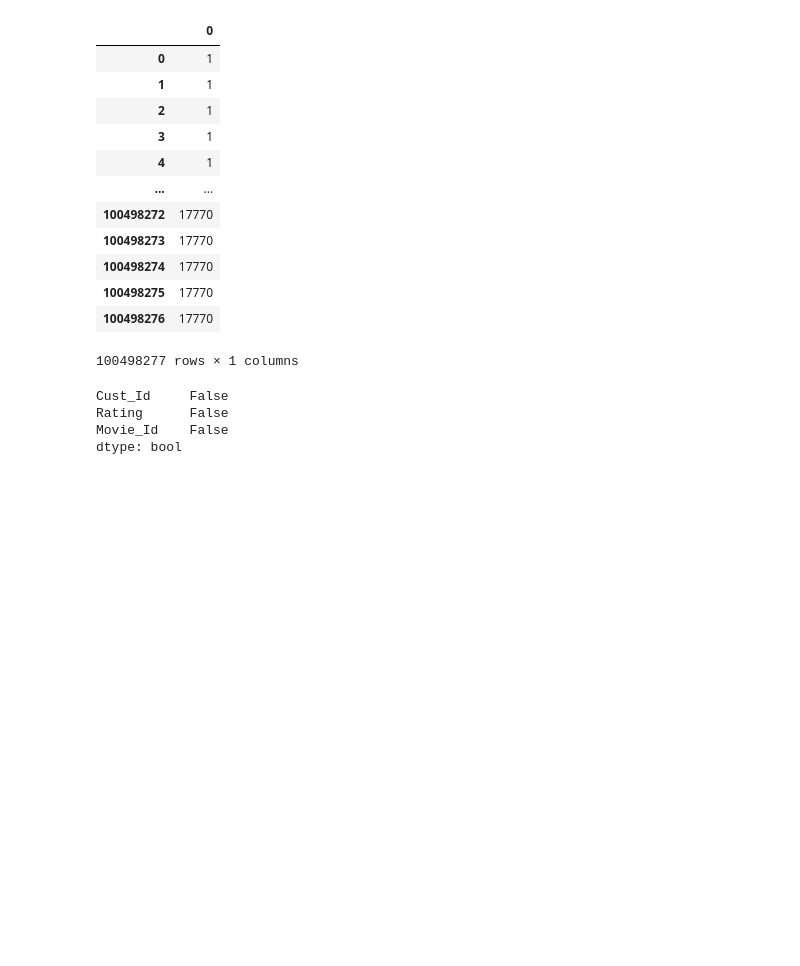
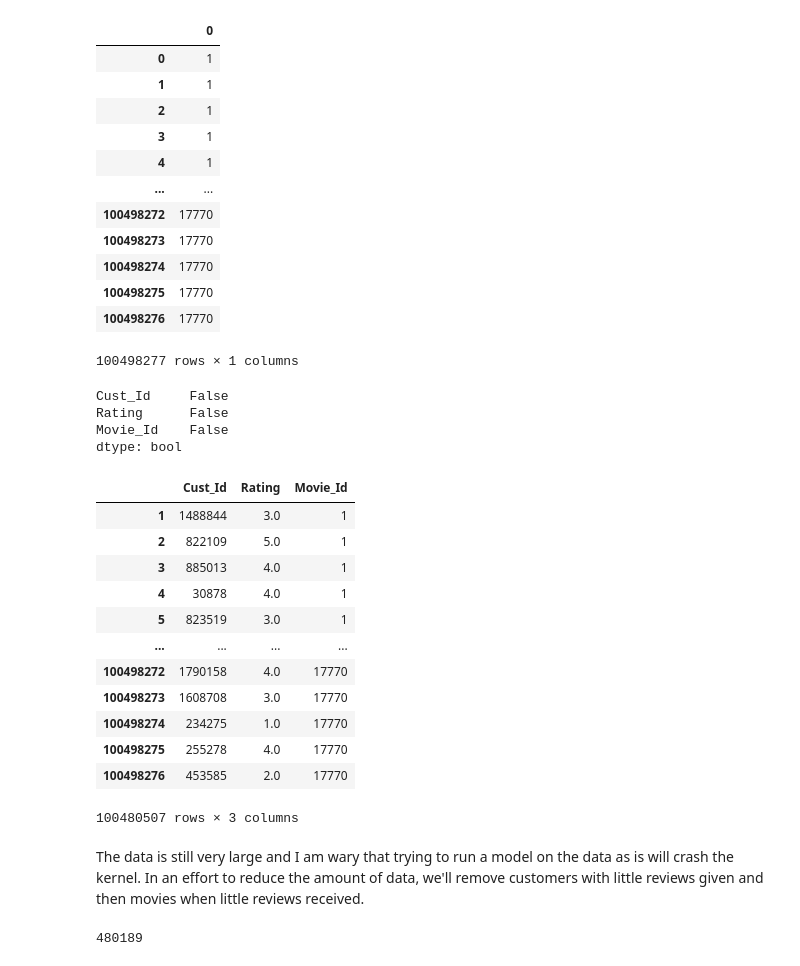
Before and after one commit to calvinhathcock/project4_clustering, a Jupyter notebook: netflix_recommendation.ipynb, the cells around one changed output. Saved outputs shown, nothing was run; the diff lists cells and outputs as text; code cells hidden in the pictures; blank space fills up the shorter version.

```diff
--- a/netflix_recommendation.ipynb
+++ b/netflix_recommendation.ipynb
@@ -168,3 +170,19 @@ Cust_Id     False
 Rating      False
 Movie_Id    False
 dtype: bool
+# %%
+full_data
+# %% [output]
+|  | Cust_Id | Rating | Movie_Id |
+| 1 | 1488844 | 3.0 | 1 |
+| 2 | 822109 | 5.0 | 1 |
+| 3 | 885013 | 4.0 | 1 |
+| 4 | 30878 | 4.0 | 1 |
+| 5 | 823519 | 3.0 | 1 |
+| ... | ... | ... | ... |
+| 100498272 | 1790158 | 4.0 | 17770 |
+| 100498273 | 1608708 | 3.0 | 17770 |
+| 100498274 | 234275 | 1.0 | 17770 |
+| 100498275 | 255278 | 4.0 | 17770 |
+| 100498276 | 453585 | 2.0 | 17770 |
+100480507 rows × 3 columns
@@ -170,0 +191,5 @@ dtype: bool
+# %% [markdown]
+The data is still very large and I am wary that trying to run a model
+on the data as is will crash the kernel. In an effort to reduce the
+amount of data, we'll remove customers with little reviews given and
+then movies when little reviews received.
@@ -170,0 +201,4 @@ dtype: bool
+# %%
+len(cust_rating_count)
+# %% [output]
+480189
```
Also changed, not shown: parts of 12 cells of this notebook.
